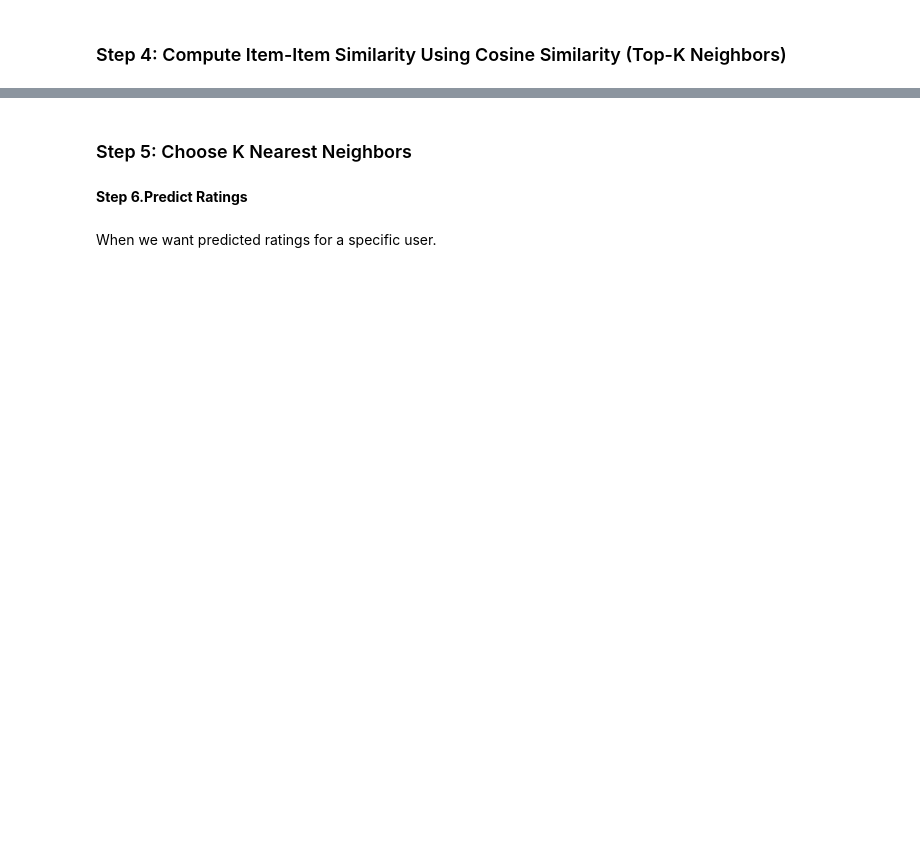
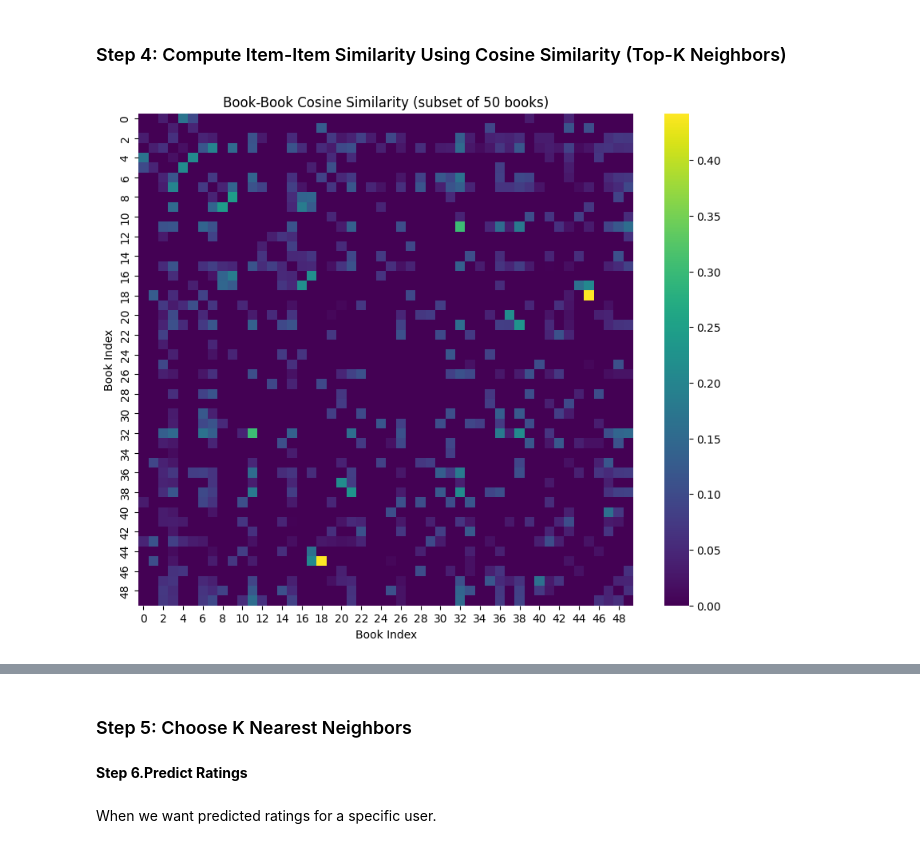
Before and after one commit to saricmilos/what-else-should-I-read, a Jupyter notebook: notebooks/collaborative_filtering.ipynb, the cells around one changed output, grey strips where cells are left out. Saved outputs shown, nothing was run; the diff lists cells and outputs as text; code cells hidden in the pictures; blank space fills up the shorter version.

```diff
--- a/notebooks/collaborative_filtering.ipynb
+++ b/notebooks/collaborative_filtering.ipynb
@@ -572,12 +810,14 @@ train_dense_sample.head()
 item_sim_matrix = cosine_similarity(item_user_train_matrix)
 np.fill_diagonal(item_sim_matrix, 0)  # remove self-similarity
 # %%
-# Take a small subset to visualize (e.g., first 50 users)
+# Take a small subset to visualize (e.g., first 50 books)
 subset = item_sim_matrix[:50, :50]
 
 plt.figure(figsize=(10, 8))
 sns.heatmap(subset, cmap='viridis')
 plt.title("Book-Book Cosine Similarity (subset of 50 books)")
-plt.xlabel("User Index")
-plt.ylabel("User Index")
+plt.xlabel("Book Index")
+plt.ylabel("Book Index")
 plt.show()
+# %% [output]
+[figure, added]
```
Also changed, not shown: parts of 44 cells of this notebook.
